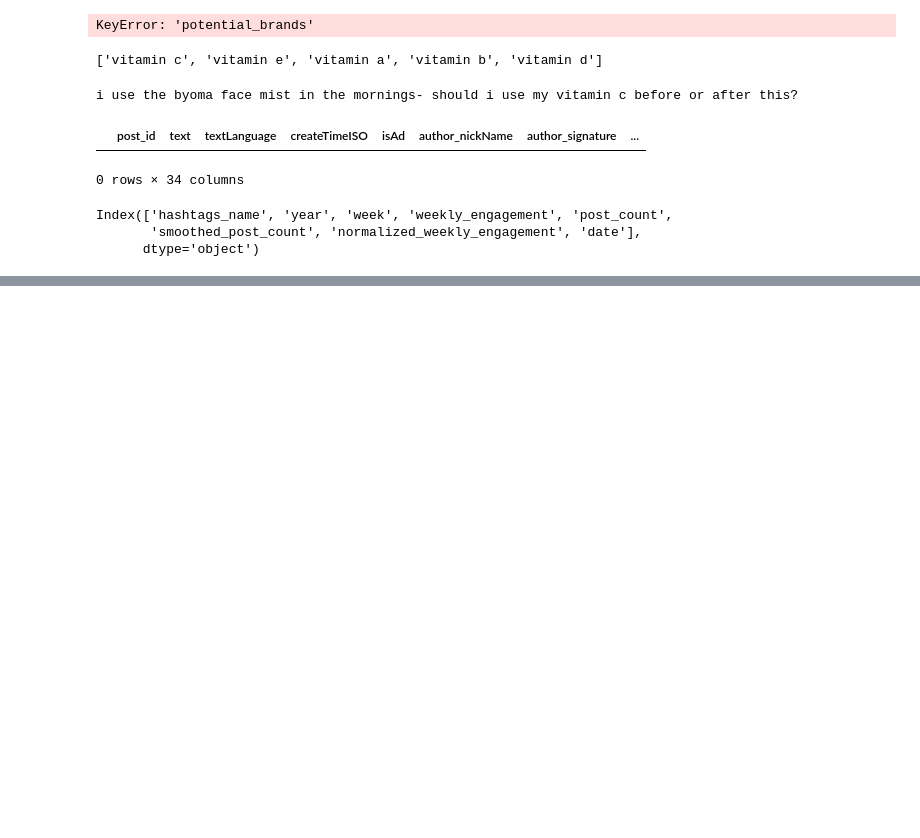
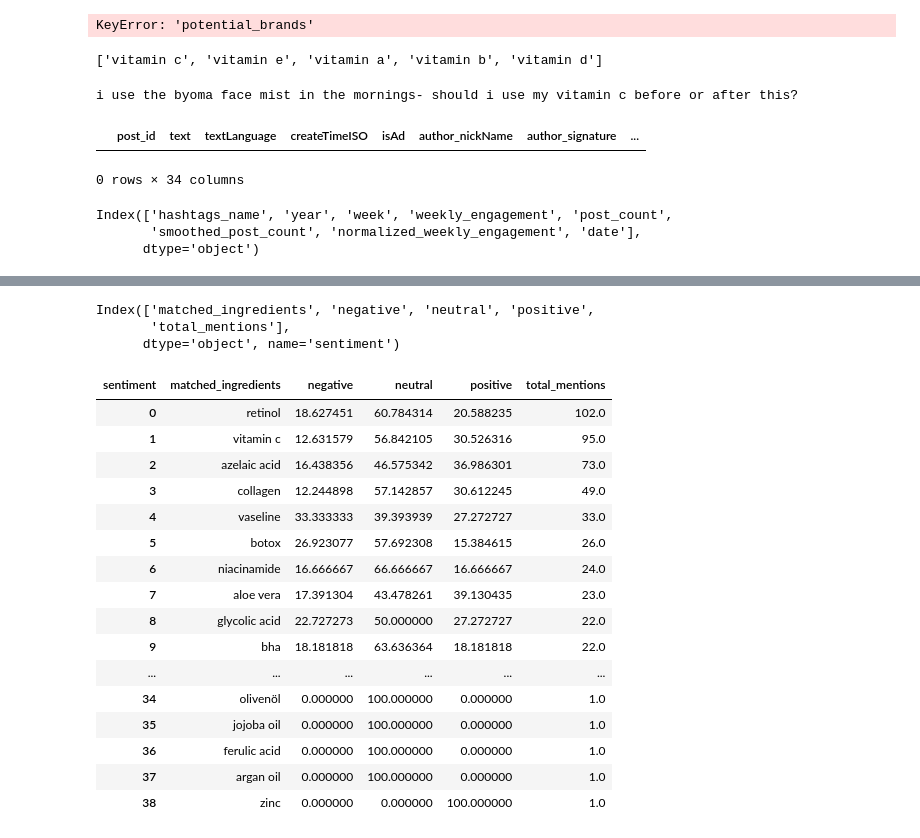
Before and after one commit to Hannah1171/skincare_analysis, a Jupyter notebook: skincare/scripts/test.ipynb, the cells around one changed output, grey strips where cells are left out. Saved outputs shown, nothing was run; the diff lists cells and outputs as text; code cells hidden in the pictures; blank space fills up the shorter version.

```diff
--- a/skincare/scripts/test.ipynb
+++ b/skincare/scripts/test.ipynb
@@ -572,0 +728,6 @@ Index(['hashtags_name', 'year', 'week', 'weekly_engagement', 'post_count',
+# %%
+temp_ingre, exp_ingre =analyze_ingredient_sentiments(
+    comment_file="/Users/ritushetkar/env_capstone/data/comments_posts_transcripts.csv",
+    ingredient_map=ingredient_map
+
+)
@@ -572,0 +739,26 @@ Index(['hashtags_name', 'year', 'week', 'weekly_engagement', 'post_count',
+# %%
+temp_ingre.columns
+# %% [output]
+Index(['matched_ingredients', 'negative', 'neutral', 'positive',
+       'total_mentions'],
+      dtype='object', name='sentiment')
+# %%
+temp_ingre
+# %% [output]
+| sentiment | matched_ingredients | negative | neutral | positive | total_mentions |
+| 0 | retinol | 18.627451 | 60.784314 | 20.588235 | 102.0 |
+| 1 | vitamin c | 12.631579 | 56.842105 | 30.526316 | 95.0 |
+| 2 | azelaic acid | 16.438356 | 46.575342 | 36.986301 | 73.0 |
+| 3 | collagen | 12.244898 | 57.142857 | 30.612245 | 49.0 |
+| 4 | vaseline | 33.333333 | 39.393939 | 27.272727 | 33.0 |
+| 5 | botox | 26.923077 | 57.692308 | 15.384615 | 26.0 |
+| 6 | niacinamide | 16.666667 | 66.666667 | 16.666667 | 24.0 |
+| 7 | aloe vera | 17.391304 | 43.478261 | 39.130435 | 23.0 |
+| 8 | glycolic acid | 22.727273 | 50.000000 | 27.272727 | 22.0 |
+| 9 | bha | 18.181818 | 63.636364 | 18.181818 | 22.0 |
+| ... | ... | ... | ... | ... | ... |
+| 34 | olivenöl | 0.000000 | 100.000000 | 0.000000 | 1.0 |
+| 35 | jojoba oil | 0.000000 | 100.000000 | 0.000000 | 1.0 |
+| 36 | ferulic acid | 0.000000 | 100.000000 | 0.000000 | 1.0 |
+| 37 | argan oil | 0.000000 | 100.000000 | 0.000000 | 1.0 |
+| 38 | zinc | 0.000000 | 0.000000 | 100.000000 | 1.0 |
```
Also changed, not shown: parts of 21 cells of this notebook, 4 other files.
